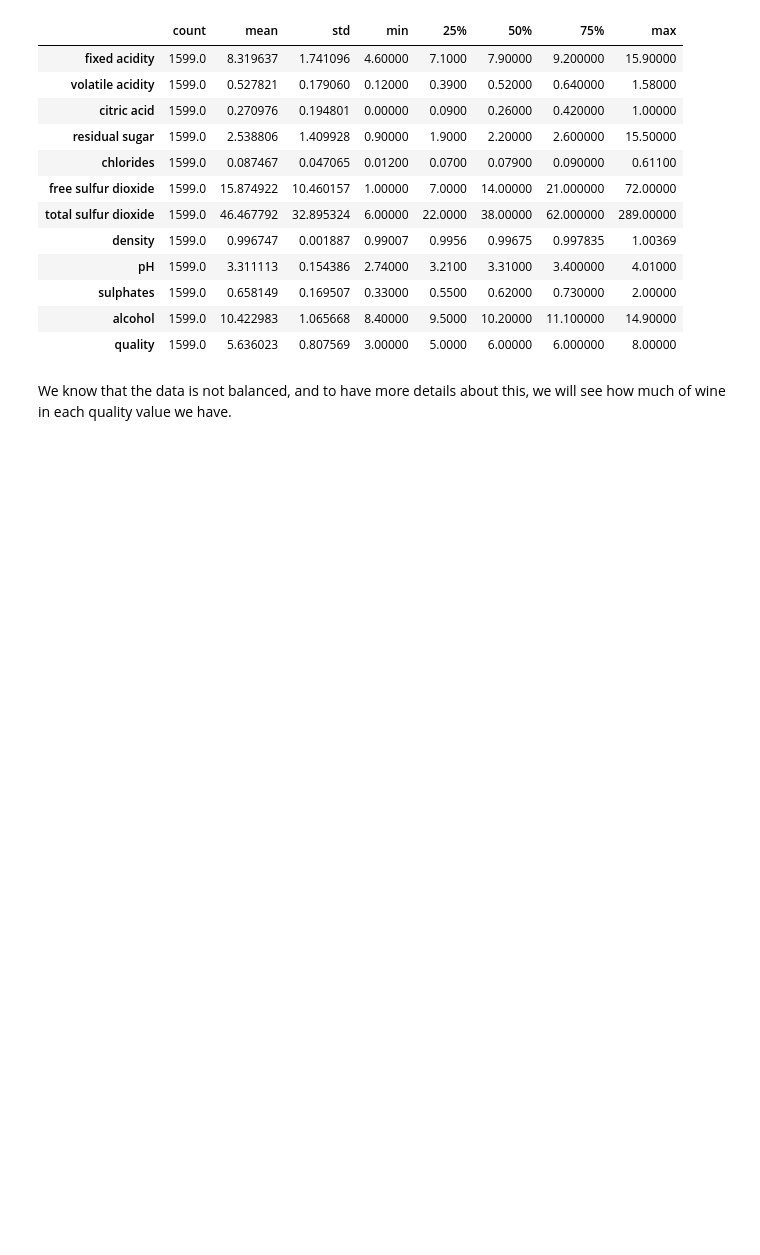
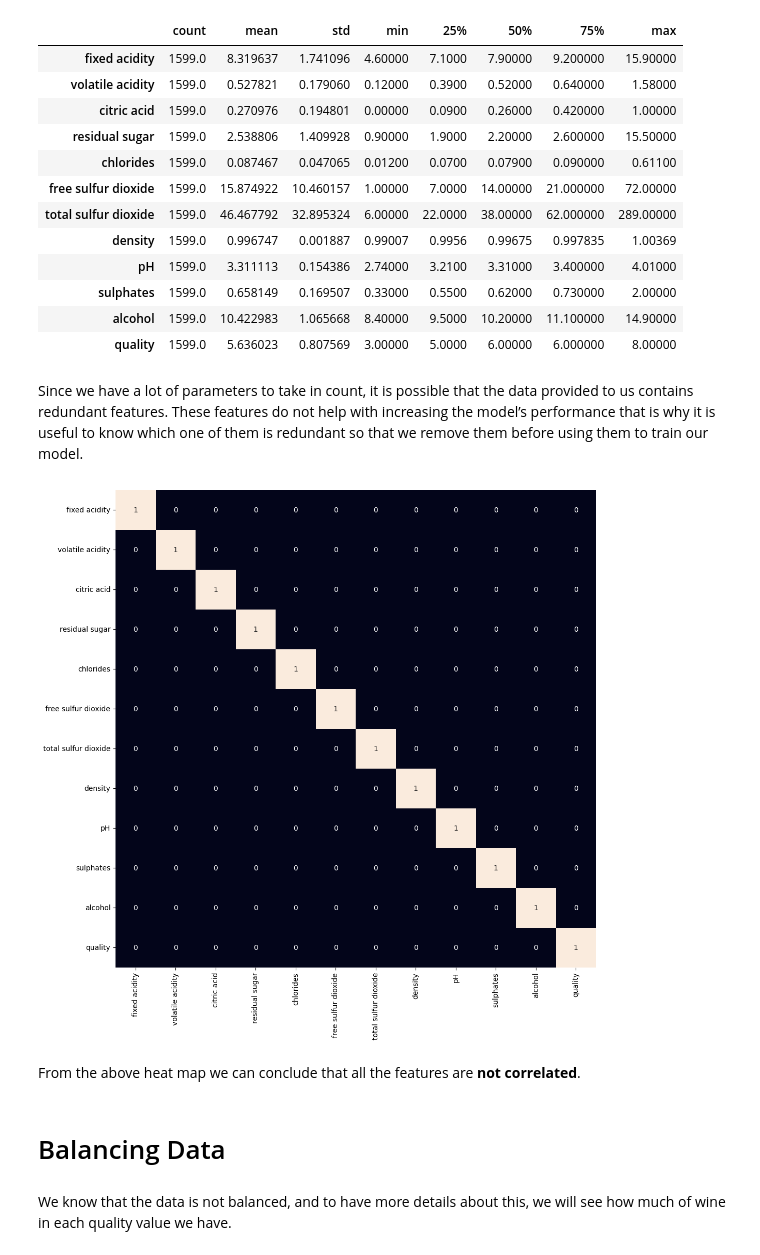
Before and after one commit to whalit/Wine-Quality-Dataset, a Jupyter notebook: RedWine.ipynb, the cells around one changed output. Saved outputs shown, nothing was run; the diff lists cells and outputs as text; code cells hidden in the pictures; blank space fills up the shorter version.

Commit message:
Feature's correlation
Check if any of the feature is correlated with another one

```diff
--- a/RedWine.ipynb
+++ b/RedWine.ipynb
@@ -72,6 +72,18 @@ redWine.describe().T
 | sulphates | 1599.0 | 0.658149 | 0.169507 | 0.33000 | 0.5500 | 0.62000 | 0.730000 | 2.00000 |
 | alcohol | 1599.0 | 10.422983 | 1.065668 | 8.40000 | 9.5000 | 10.20000 | 11.100000 | 14.90000 |
 | quality | 1599.0 | 5.636023 | 0.807569 | 3.00000 | 5.0000 | 6.00000 | 6.000000 | 8.00000 |
+# %% [markdown]
+Since we have a lot of parameters to take in count, it is possible that the data provided to us contains redundant features. These features do not help with increasing the model’s performance that is why it is useful to know which one of them is redundant so that we remove them before using them to train our model.
+# %%
+plt.figure(figsize=(12, 12))
+sb.heatmap(redWine.corr() > 0.7, annot=True, cbar=False)
+plt.show()
+# %% [output]
+[figure, added]
+# %% [markdown]
+From the above heat map we can conclude that all the features are **not correlated**.
+# %% [markdown]
+# Balancing Data
 # %% [markdown]
 We know that the data is not balanced, and to have more details about this, we will see how much of wine in each quality value we have.
 # %%
```
Also changed, not shown: parts of 2 cells of this notebook, 1 other file.
